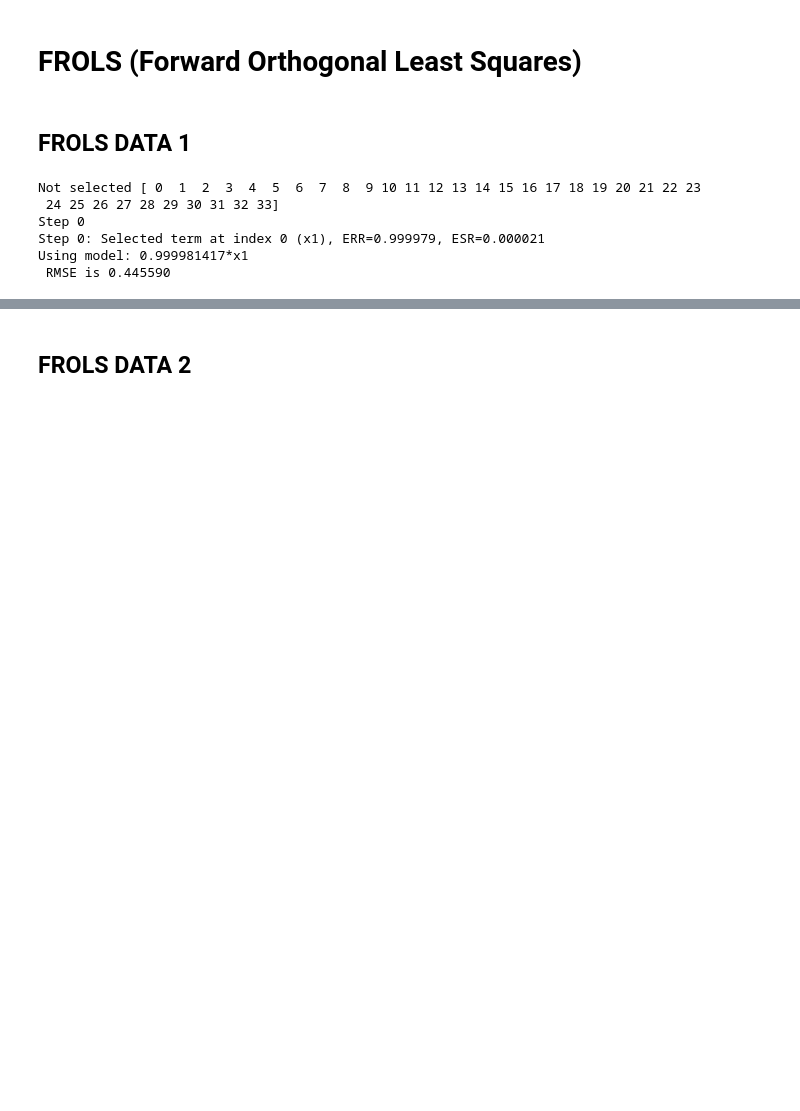
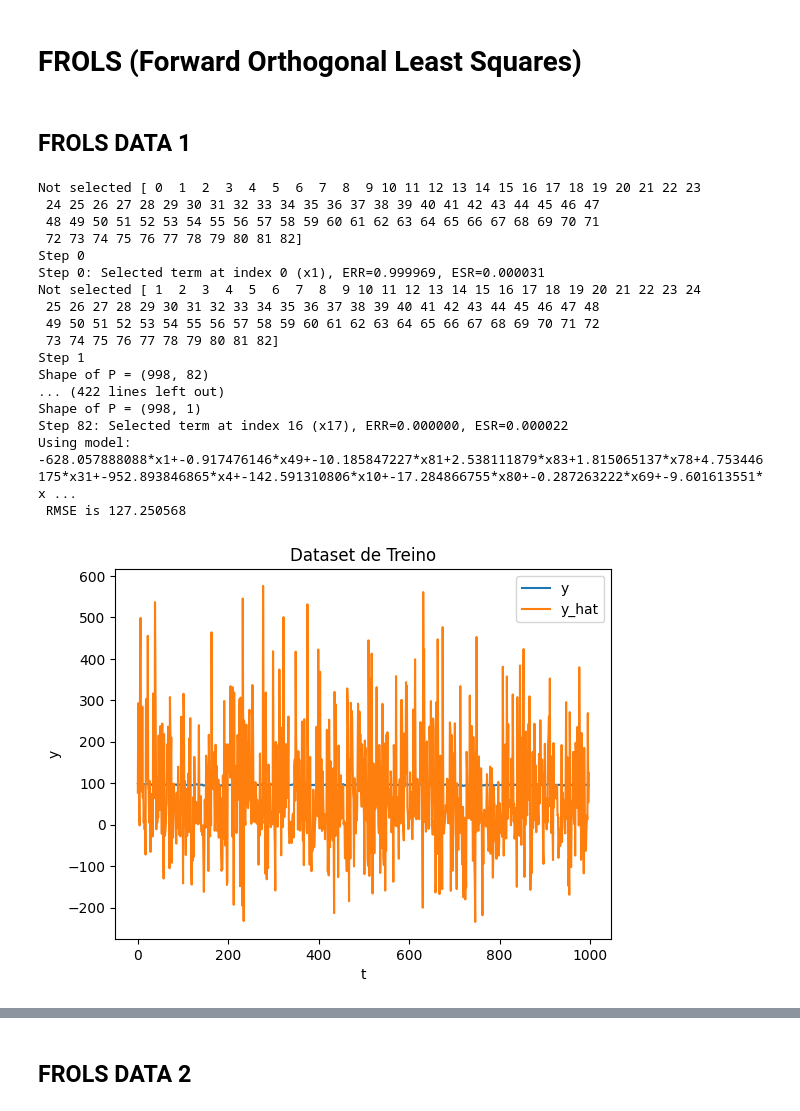
Before and after one commit to L-student/Identificacao_de_sistemas, a Jupyter notebook: AB2-1_Identificacao_Sistemas.ipynb, the cells around one changed output, grey strips where cells are left out. Cells and saved outputs as stored; diff of their text form; code cells hidden in the pictures; blank space fills up the shorter version.

```diff
--- a/AB2-1_Identificacao_Sistemas.ipynb
+++ b/AB2-1_Identificacao_Sistemas.ipynb
@@ -523,6 +495,0 @@ for k in range(2, n_points):
-# %%
-u = np.reshape(u, (200,1))
-y = np.reshape(y, (200,1))
-# %%
-inf_matrix = InformationMatrix(2, 2)
-print(inf_matrix)
@@ -1318,28 +854,26 @@ def calc_M(nu, ny, l):
   n = nu + ny
   return math.factorial(n + l)/(math.factorial(n)*math.factorial(l))
 # %%
-def frols(U, Y, nu, ny, l, pcols=None, term_thresh=1.0e-3, max_steps=1000):
-
+def frols(U, Y, nu, ny, l, pcols=None, term_thresh=1.0e-10, max_steps=1000):
 
     n = int(0.25 * Y.shape[0])
 
-    y_train, y_test = Y[-n:], Y[:-n]
-    u_train, u_test = U[-n:], U[:-n]
+    Y_train, Y_test = Y[-n:], Y[:-n]
+    U_train, U_test = U[-n:], U[:-n]
     inf_matrix = InformationMatrix(nu, ny)
 
     # Train
-    psi_train = inf_matrix.initial_lagged_matrix(u_train, y_train) # Array with regressors
+    psi_train = inf_matrix.initial_lagged_matrix(U_train, Y_train) # Array with regressors
     PSI_train = generate_PSI(psi_train, l) # Array of regressors non-linear
 
     # Test
-    psi_test = inf_matrix.initial_lagged_matrix(u_test, y_test)
+    psi_test = inf_matrix.initial_lagged_matrix(U_test, Y_test)
     PSI_test = generate_PSI(psi_test, l)
 
-
     # Matrix
-    P = PSI.copy()
+    P = PSI_train.copy()
     M = calc_M(nu, ny, l) # Calculate the maximum number of candidates
-    Y = Y[2:]
+    Y = Y_train[2:].copy()
 
     l_list = [] # List of indicies (columns of P) which have been selected for model
     g_list = [] # List of coefficients to retained from each step (i.e. for step s g^s[:,l_s])
@@ -1408,17 +942,29 @@ def frols(U, Y, nu, ny, l, pcols=None, term_thresh=1.0e-3, max_steps=1000):
                 A[r,s] = np.dot(Q_f[:, r].T, Pl[:, s])/np.dot(Q_f[:, r].T, Q_f[:, r])
 
     coef = solve_triangular(A, g_f)
-    pred_Y = np.dot(Pl, coef)
+    #pred_Y = np.dot(Pl, coef)
+
+    # -------------------------------- Y AND Y_HAT --------------------------- #
+    PSI_new = Pl
+    THETA_new = np.linalg.inv(PSI_new.T @ PSI_new) @ PSI_new.T @ Y_train[:-2]
+
+    Y_pred = PSI_new @ THETA_new
+    Y_pred_test = PSI_test[:, l_list] @ THETA_new
+
+    # -------------------------------- Y AND Y_HAT --------------------------- #
 
     modelstr = '+'.join(['%.9f*%s' % (coef[k], pcols[l_list[k]]) for k in range(n_identified)])
-    print("Using model: %s\n RMSE is %f" % (modelstr, np.sqrt(np.mean((Y - pred_Y)**2))) )
+    #print("Using model: %s\n RMSE is %f" % (modelstr, np.sqrt(np.mean((Y - pred_Y)**2))) )
+    print("Using model: %s\n RMSE is %f" % (modelstr, np.sqrt(np.mean((Y - Y_pred)**2))) )
+
 
     full_coef = np.zeros((P.shape[1], 1))
     full_err = np.zeros((P.shape[1], 1))
     full_coef[l_list] = coef
     full_err[l_list] = err_f
 
-    return full_coef, full_err, pred_Y
+    plot_FROLS_result(U_train, U_test, Y_train, Y_test, Y_pred, Y_pred_test)
+    return full_coef, full_err, Y_pred
 # %%
 def get_data_time_I_O(filename):
   tempo = []
@@ -1499,11 +1050,23 @@ def plot_FROLS_result():
 # %%
 u_01, y_01 = get_data_time_I_O('exchanger.dat')
 # %%
-coefs, err, y_hat = frols(u_01, y_01, nu=2, ny=2, l=3)
+coefs_01, err_01, y_hat_01 = frols(u_01, y_01, nu=3, ny=3, l=3, term_thresh=1e-5)
 # %% [output]
 Not selected [ 0  1  2  3  4  5  6  7  8  9 10 11 12 13 14 15 16 17 18 19 20 21 22 23
- 24 25 26 27 28 29 30 31 32 33]
+ 24 25 26 27 28 29 30 31 32 33 34 35 36 37 38 39 40 41 42 43 44 45 46 47
+ 48 49 50 51 52 53 54 55 56 57 58 59 60 61 62 63 64 65 66 67 68 69 70 71
+ 72 73 74 75 76 77 78 79 80 81 82]
 Step 0
-Step 0: Selected term at index 0 (x1), ERR=0.999979, ESR=0.000021
-Using model: 0.999981417*x1
- RMSE is 0.445590
+Step 0: Selected term at index 0 (x1), ERR=0.999969, ESR=0.000031
+Not selected [ 1  2  3  4  5  6  7  8  9 10 11 12 13 14 15 16 17 18 19 20 21 22 23 24
+ 25 26 27 28 29 30 31 32 33 34 35 36 37 38 39 40 41 42 43 44 45 46 47 48
+ 49 50 51 52 53 54 55 56 57 58 59 60 61 62 63 64 65 66 67 68 69 70 71 72
+ 73 74 75 76 77 78 79 80 81 82]
+Step 1
+Shape of P = (998, 82)
+... (422 lines left out)
+Shape of P = (998, 1)
+Step 82: Selected term at index 16 (x17), ERR=0.000000, ESR=0.000022
+Using model: -628.057888088*x1+-0.917476146*x49+-10.185847227*x81+2.538111879*x83+1.815065137*x78+4.753446175*x31+-952.893846865*x4+-142.591310806*x10+-17.284866755*x80+-0.287263222*x69+-9.601613551*x ...
+ RMSE is 127.250568
+[figure, added]
```
Also changed, not shown: parts of 30 cells of this notebook.
